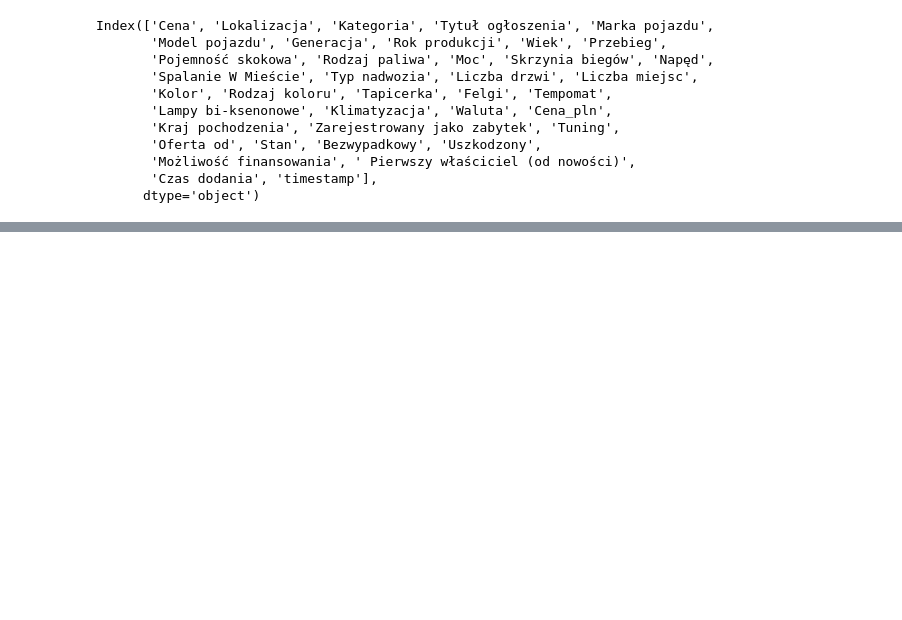
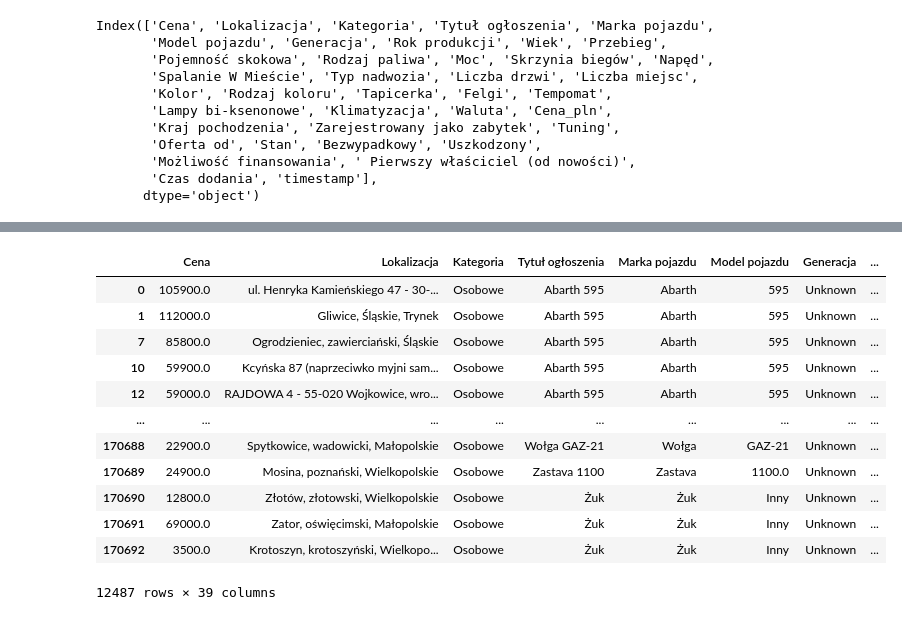
Before and after one commit to KacperChmura1/Engineer-s, a Jupyter notebook: DataPreparation.ipynb, the cells around one changed output, grey strips where cells are left out. Saved outputs shown, nothing was run; the diff lists cells and outputs as text; code cells hidden in the pictures; blank space fills up the shorter version.

```diff
--- a/DataPreparation.ipynb
+++ b/DataPreparation.ipynb
@@ -358,0 +389,13 @@ sns.heatmap(df2.isnull())
+# %%
+# Grupowanie po modelu pojazdu i obliczenie średnich liczby miejsc i liczby drzwi
+srednie_wartosci = df2.groupby('Model pojazdu')[['Liczba miejsc', 'Liczba drzwi']].mean()
+
+# Iteracja przez wiersze z brakującymi wartościami
+for index, row in df2.iterrows():
+    model_pojazdu = row['Model pojazdu']
+    if pd.isnull(row['Liczba miejsc']):
+        if model_pojazdu in srednie_wartosci.index:
+            df2.at[index, 'Liczba miejsc'] = srednie_wartosci.loc[model_pojazdu]['Liczba miejsc']
+    if pd.isnull(row['Liczba drzwi']):
+        if model_pojazdu in srednie_wartosci.index:
+            df2.at[index, 'Liczba drzwi'] = srednie_wartosci.loc[model_pojazdu]['Liczba drzwi']
@@ -358,0 +432,2 @@ sns.heatmap(df2.isnull())
+# %%
+df2["Rodzaj koloru"].fillna("Zwykły", inplace = True)
@@ -358,0 +457,11 @@ sns.heatmap(df2.isnull())
+# %%
+# Grupowanie po modelu pojazdu i roku produkcji oraz obliczenie średnich wartości tempomatu
+srednie_tempomat = df2.groupby(['Model pojazdu', 'Rok produkcji'])['Tempomat'].mean()
+
+# Iteracja przez wiersze z brakującymi wartościami
+for index, row in df2.iterrows():
+    model_pojazdu = row['Model pojazdu']
+    rok_produkcji = row['Rok produkcji']
+    if pd.isnull(row['Tempomat']):
+        if (model_pojazdu, rok_produkcji) in srednie_tempomat.index:
+            df2.at[index, 'Tempomat'] = srednie_tempomat.loc[(model_pojazdu, rok_produkcji)]
@@ -358,0 +486,16 @@ sns.heatmap(df2.isnull())
+# %%
+df2[pd.isna(df2["Tempomat"])]
+# %% [output]
+|  | Cena | Lokalizacja | Kategoria | Tytuł ogłoszenia | Marka pojazdu | Model pojazdu | Generacja | ... |
+| 0 | 105900.0 | ul. Henryka Kamieńskiego 47 - 30-... | Osobowe | Abarth 595 | Abarth | 595 | Unknown | ... |
+| 1 | 112000.0 | Gliwice, Śląskie, Trynek | Osobowe | Abarth 595 | Abarth | 595 | Unknown | ... |
+| 7 | 85800.0 | Ogrodzieniec, zawierciański, Śląskie | Osobowe | Abarth 595 | Abarth | 595 | Unknown | ... |
+| 10 | 59900.0 | Kcyńska 87 (naprzeciwko myjni sam... | Osobowe | Abarth 595 | Abarth | 595 | Unknown | ... |
+| 12 | 59000.0 | RAJDOWA 4 - 55-020 Wojkowice, wro... | Osobowe | Abarth 595 | Abarth | 595 | Unknown | ... |
+| ... | ... | ... | ... | ... | ... | ... | ... | ... |
+| 170688 | 22900.0 | Spytkowice, wadowicki, Małopolskie | Osobowe | Wołga GAZ-21 | Wołga | GAZ-21 | Unknown | ... |
+| 170689 | 24900.0 | Mosina, poznański, Wielkopolskie | Osobowe | Zastava 1100 | Zastava | 1100.0 | Unknown | ... |
+| 170690 | 12800.0 | Złotów, złotowski, Wielkopolskie | Osobowe | Żuk | Żuk | Inny | Unknown | ... |
+| 170691 | 69000.0 | Zator, oświęcimski, Małopolskie | Osobowe | Żuk | Żuk | Inny | Unknown | ... |
+| 170692 | 3500.0 | Krotoszyn, krotoszyński, Wielkopo... | Osobowe | Żuk | Żuk | Inny | Unknown | ... |
+12487 rows × 39 columns
```
Also changed, not shown: parts of 65 cells of this notebook.
